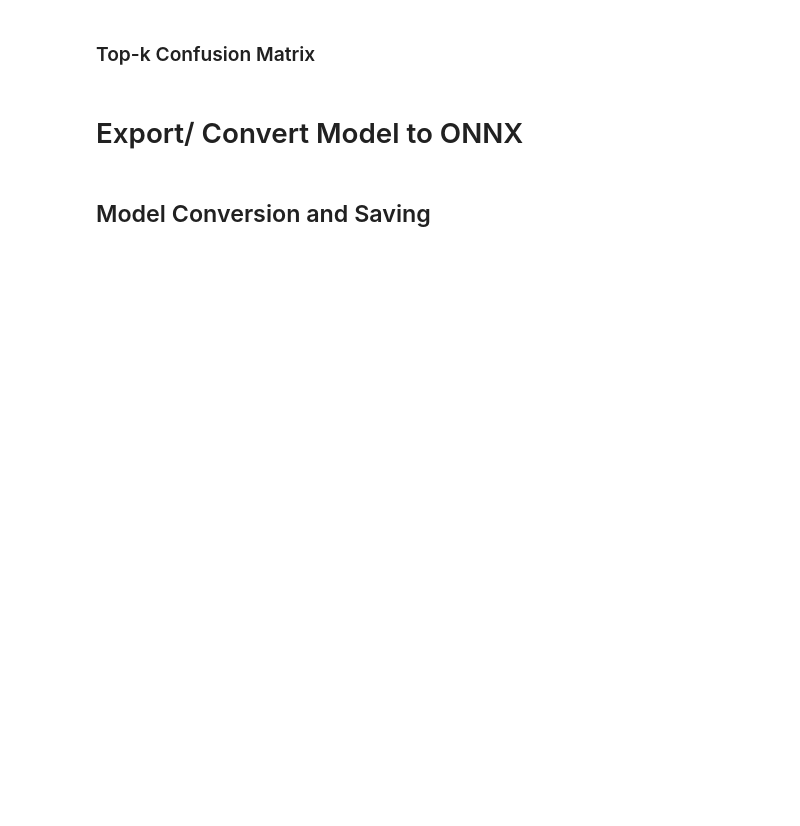
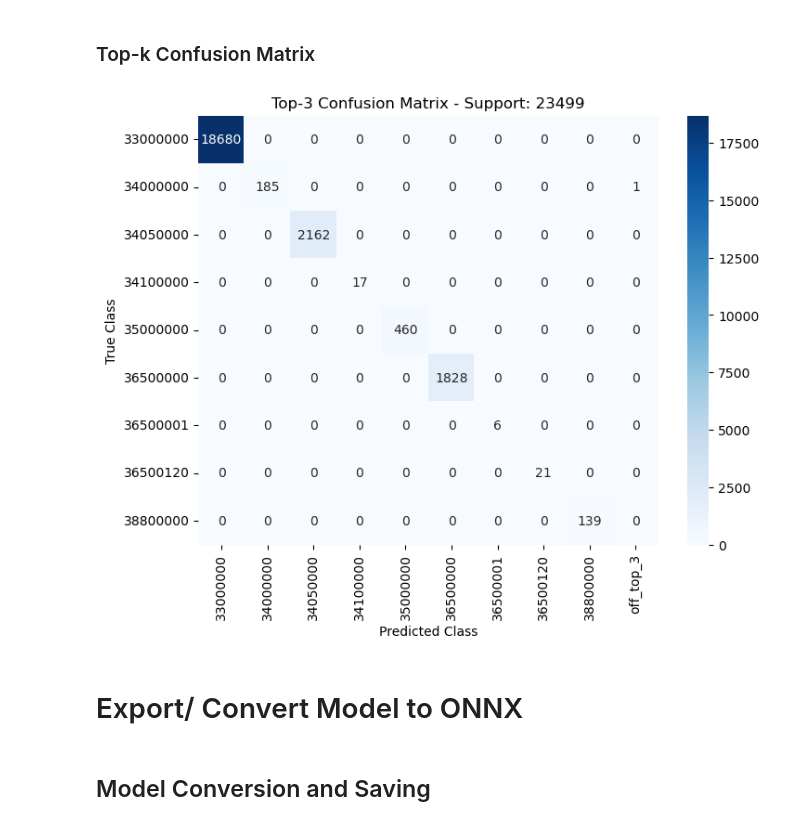
Before and after one commit to BorScho/Sakto_SAP_BSAK__public, a Jupyter notebook: notebooks/xgboost_onnx_bsak.ipynb, the cells around one changed output. Cells and saved outputs as stored; diff of their text form; code cells hidden in the pictures; blank space fills up the shorter version.

```diff
--- a/notebooks/xgboost_onnx_bsak.ipynb
+++ b/notebooks/xgboost_onnx_bsak.ipynb
@@ -214,9 +281,11 @@ plot_confusion_matrix(y_test=y_test, y_pred=y_pred, labels=target_label_encoder.
 # %%
 from utils_bsak import plot_top_k_confusion_matrix
 
 k = 3
 y_pred_prob = model.predict_proba(X_test)
-plot_top_k_confusion_matrix(y_test=y_test, y_pred_prob=y_pred_prob, labels=target_label_encoder.classes_, top_k=k, show_off_top_k_info=False)
+plot_top_k_confusion_matrix(y_test=y_test, y_pred_prob=y_pred_prob, labels=list(map(str, target_dict.values())), top_k=k, show_off_top_k_info=True)
+# %% [output]
+[figure, added]
 # %% [markdown]
 # Export/ Convert Model to ONNX
 # %% [markdown]
```
Also changed, not shown: parts of 14 cells of this notebook, 2 other files.
